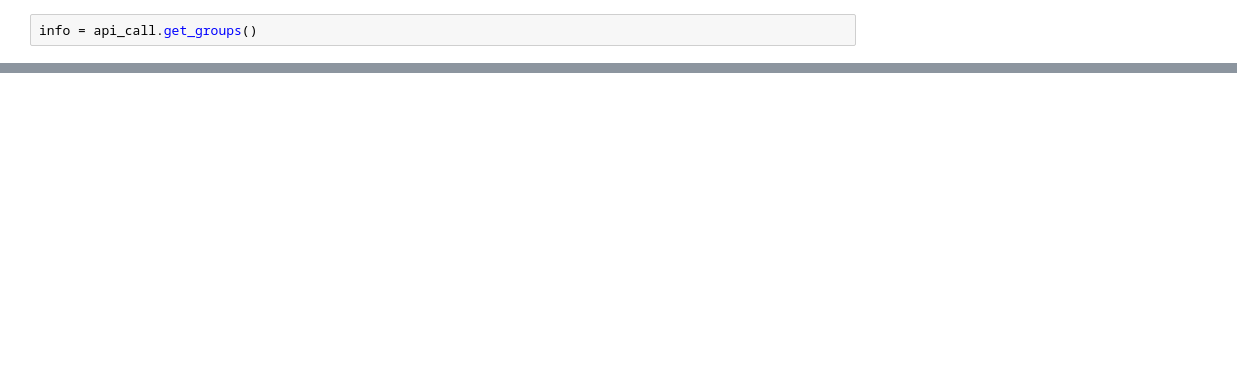
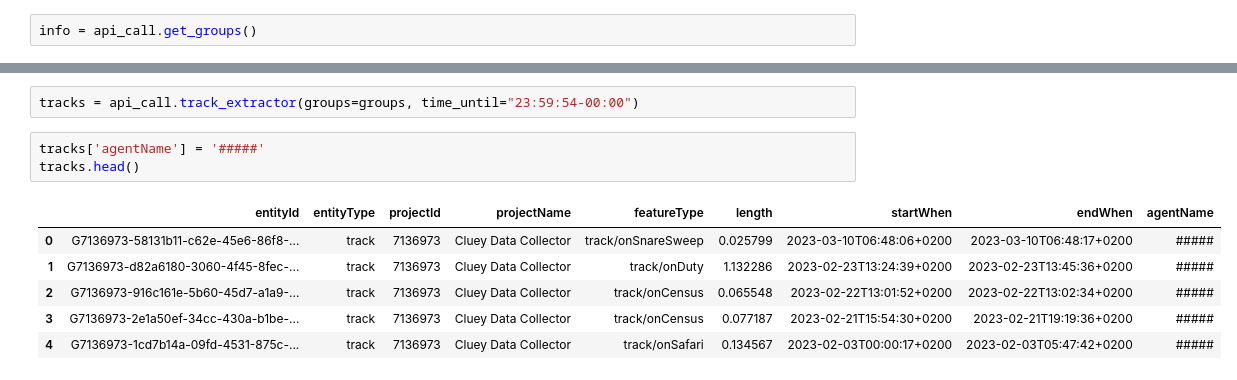
Before and after one commit to SensingClues/wildcat-api-python, a Jupyter notebook: docs/notebooks/demo_notebook.ipynb, the cells around one changed output, grey strips where cells are left out. Saved outputs shown, nothing was run; the diff lists cells and outputs as text; blank space fills up the shorter version.

```diff
--- a/docs/notebooks/demo_notebook.ipynb
+++ b/docs/notebooks/demo_notebook.ipynb
@@ -100,0 +112,12 @@ incl_geo.head()
+# %%
+tracks = api_call.track_extractor(groups=groups, time_until="23:59:54-00:00")
+# %%
+tracks['agentName'] = '#####'
+tracks.head()
+# %% [output]
+|  | entityId | entityType | projectId | projectName | featureType | length | startWhen | endWhen | agentName |
+| 0 | G7136973-58131b11-c62e-45e6-86f8-... | track | 7136973 | Cluey Data Collector | track/onSnareSweep | 0.025799 | 2023-03-10T06:48:06+0200 | 2023-03-10T06:48:17+0200 | ##### |
+| 1 | G7136973-d82a6180-3060-4f45-8fec-... | track | 7136973 | Cluey Data Collector | track/onDuty | 1.132286 | 2023-02-23T13:24:39+0200 | 2023-02-23T13:45:36+0200 | ##### |
+| 2 | G7136973-916c161e-5b60-45d7-a1a9-... | track | 7136973 | Cluey Data Collector | track/onCensus | 0.065548 | 2023-02-22T13:01:52+0200 | 2023-02-22T13:02:34+0200 | ##### |
+| 3 | G7136973-2e1a50ef-34cc-430a-b1be-... | track | 7136973 | Cluey Data Collector | track/onCensus | 0.077187 | 2023-02-21T15:54:30+0200 | 2023-02-21T19:19:36+0200 | ##### |
+| 4 | G7136973-1cd7b14a-09fd-4531-875c-... | track | 7136973 | Cluey Data Collector | track/onSafari | 0.134567 | 2023-02-03T00:00:17+0200 | 2023-02-03T05:47:42+0200 | ##### |
```
Also changed, not shown: parts of 66 cells of this notebook, 23 other files.
